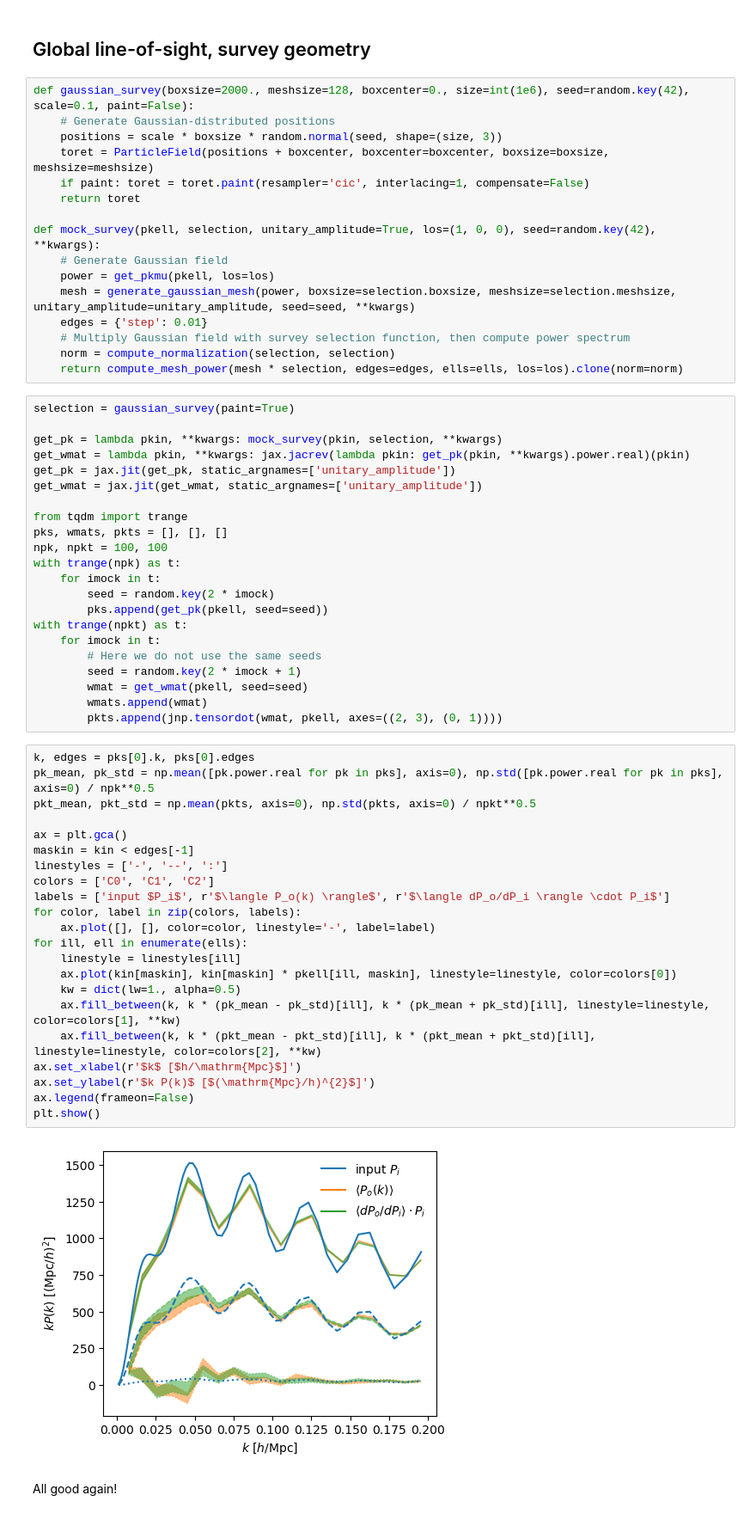
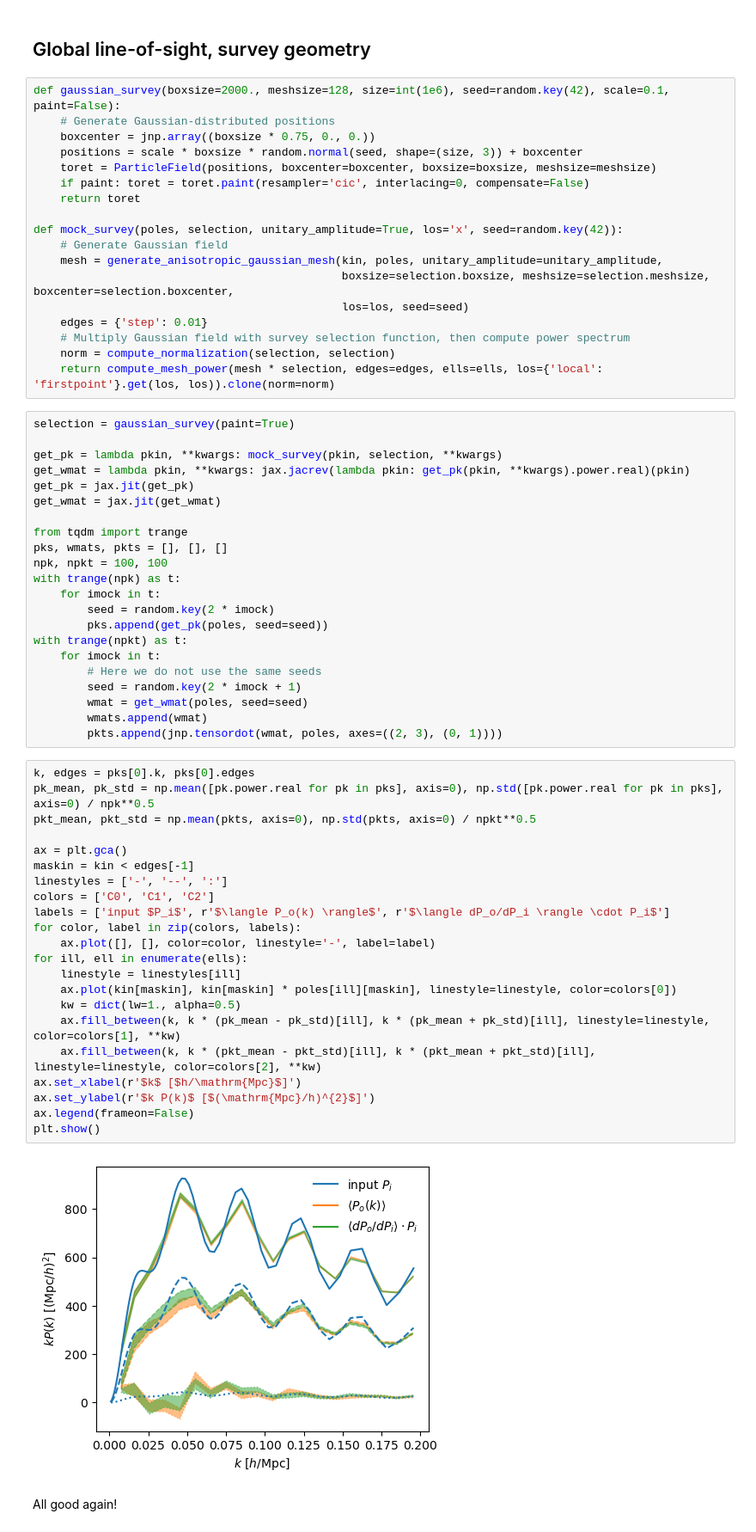
Before and after one commit to adematti/jax-window, a Jupyter notebook: nb/anisotropic.ipynb, the cells around one changed output. Shown at 86% size. Saved outputs shown, nothing was run; the diff lists cells and outputs as text.

```diff
--- a/nb/anisotropic.ipynb
+++ b/nb/anisotropic.ipynb
@@ -93,28 +138,30 @@ Green on top of orange - all good!
 # %% [markdown]
 ## Global line-of-sight, survey geometry
 # %%
-def gaussian_survey(boxsize=2000., meshsize=128, boxcenter=0., size=int(1e6), seed=random.key(42), scale=0.1, paint=False):
+def gaussian_survey(boxsize=2000., meshsize=128, size=int(1e6), seed=random.key(42), scale=0.1, paint=False):
     # Generate Gaussian-distributed positions
-    positions = scale * boxsize * random.normal(seed, shape=(size, 3))
-    toret = ParticleField(positions + boxcenter, boxcenter=boxcenter, boxsize=boxsize, meshsize=meshsize)
-    if paint: toret = toret.paint(resampler='cic', interlacing=1, compensate=False)
+    boxcenter = jnp.array((boxsize * 0.75, 0., 0.))
+    positions = scale * boxsize * random.normal(seed, shape=(size, 3)) + boxcenter
+    toret = ParticleField(positions, boxcenter=boxcenter, boxsize=boxsize, meshsize=meshsize)
+    if paint: toret = toret.paint(resampler='cic', interlacing=0, compensate=False)
     return toret
 
-def mock_survey(pkell, selection, unitary_amplitude=True, los=(1, 0, 0), seed=random.key(42), **kwargs):
+def mock_survey(poles, selection, unitary_amplitude=True, los='x', seed=random.key(42)):
     # Generate Gaussian field
-    power = get_pkmu(pkell, los=los)
-    mesh = generate_gaussian_mesh(power, boxsize=selection.boxsize, meshsize=selection.meshsize, unitary_amplitude=unitary_amplitude, seed=seed, **kwargs)
+    mesh = generate_anisotropic_gaussian_mesh(kin, poles, unitary_amplitude=unitary_amplitude,
+                                              boxsize=selection.boxsize, meshsize=selection.meshsize, boxcenter=selection.boxcenter,
+                                              los=los, seed=seed)
     edges = {'step': 0.01}
     # Multiply Gaussian field with survey selection function, then compute power spectrum
     norm = compute_normalization(selection, selection)
-    return compute_mesh_power(mesh * selection, edges=edges, ells=ells, los=los).clone(norm=norm)
+    return compute_mesh_power(mesh * selection, edges=edges, ells=ells, los={'local': 'firstpoint'}.get(los, los)).clone(norm=norm)
 # %%
 selection = gaussian_survey(paint=True)
 
 get_pk = lambda pkin, **kwargs: mock_survey(pkin, selection, **kwargs)
 get_wmat = lambda pkin, **kwargs: jax.jacrev(lambda pkin: get_pk(pkin, **kwargs).power.real)(pkin)
-get_pk = jax.jit(get_pk, static_argnames=['unitary_amplitude'])
-get_wmat = jax.jit(get_wmat, static_argnames=['unitary_amplitude'])
+get_pk = jax.jit(get_pk)
+get_wmat = jax.jit(get_wmat)
 
 from tqdm import trange
 pks, wmats, pkts = [], [], []
@@ -122,37 +169,37 @@ npk, npkt = 100, 100
 with trange(npk) as t:
     for imock in t:
         seed = random.key(2 * imock)
-        pks.append(get_pk(pkell, seed=seed))
+        pks.append(get_pk(poles, seed=seed))
 with trange(npkt) as t:
     for imock in t:
         # Here we do not use the same seeds
         seed = random.key(2 * imock + 1)
-        wmat = get_wmat(pkell, seed=seed)
+        wmat = get_wmat(poles, seed=seed)
         wmats.append(wmat)
-        pkts.append(jnp.tensordot(wmat, pkell, axes=((2, 3), (0, 1))))
+        pkts.append(jnp.tensordot(wmat, poles, axes=((2, 3), (0, 1))))
 # %%
 k, edges = pks[0].k, pks[0].edges
 pk_mean, pk_std = np.mean([pk.power.real for pk in pks], axis=0), np.std([pk.power.real for pk in pks], axis=0) / npk**0.5
 pkt_mean, pkt_std = np.mean(pkts, axis=0), np.std(pkts, axis=0) / npkt**0.5
 
 ax = plt.gca()
 maskin = kin < edges[-1]
 linestyles = ['-', '--', ':']
 colors = ['C0', 'C1', 'C2']
 labels = ['input $P_i$', r'$\langle P_o(k) \rangle$', r'$\langle dP_o/dP_i \rangle \cdot P_i$']
 for color, label in zip(colors, labels):
     ax.plot([], [], color=color, linestyle='-', label=label)
 for ill, ell in enumerate(ells):
     linestyle = linestyles[ill]
-    ax.plot(kin[maskin], kin[maskin] * pkell[ill, maskin], linestyle=linestyle, color=colors[0])
+    ax.plot(kin[maskin], kin[maskin] * poles[ill][maskin], linestyle=linestyle, color=colors[0])
     kw = dict(lw=1., alpha=0.5)
     ax.fill_between(k, k * (pk_mean - pk_std)[ill], k * (pk_mean + pk_std)[ill], linestyle=linestyle, color=colors[1], **kw)
     ax.fill_between(k, k * (pkt_mean - pkt_std)[ill], k * (pkt_mean + pkt_std)[ill], linestyle=linestyle, color=colors[2], **kw)
 ax.set_xlabel(r'$k$ [$h/\mathrm{Mpc}$]')
 ax.set_ylabel(r'$k P(k)$ [$(\mathrm{Mpc}/h)^{2}$]')
 ax.legend(frameon=False)
 plt.show()
 # %% [output]
-[figure, old version]
+[figure, new version]
 # %% [markdown]
 All good again!
```
Also changed, not shown: parts of 10 cells of this notebook, 2 other files.
